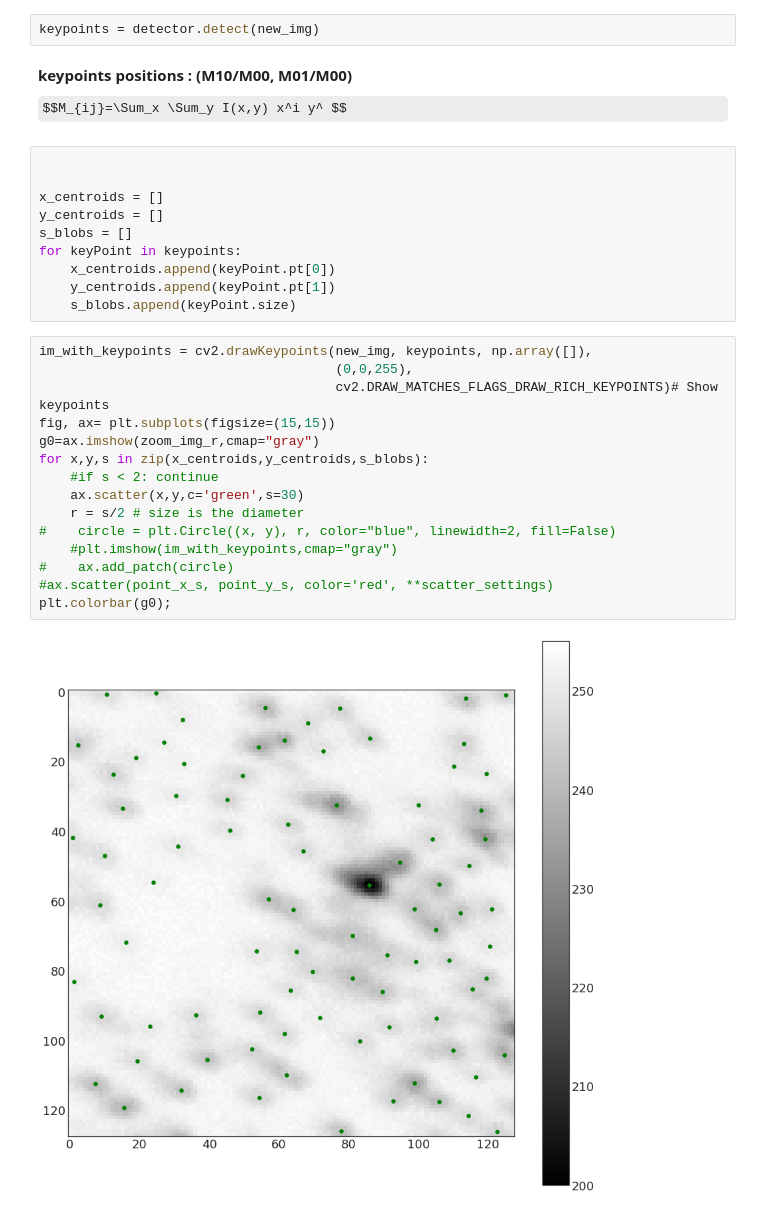
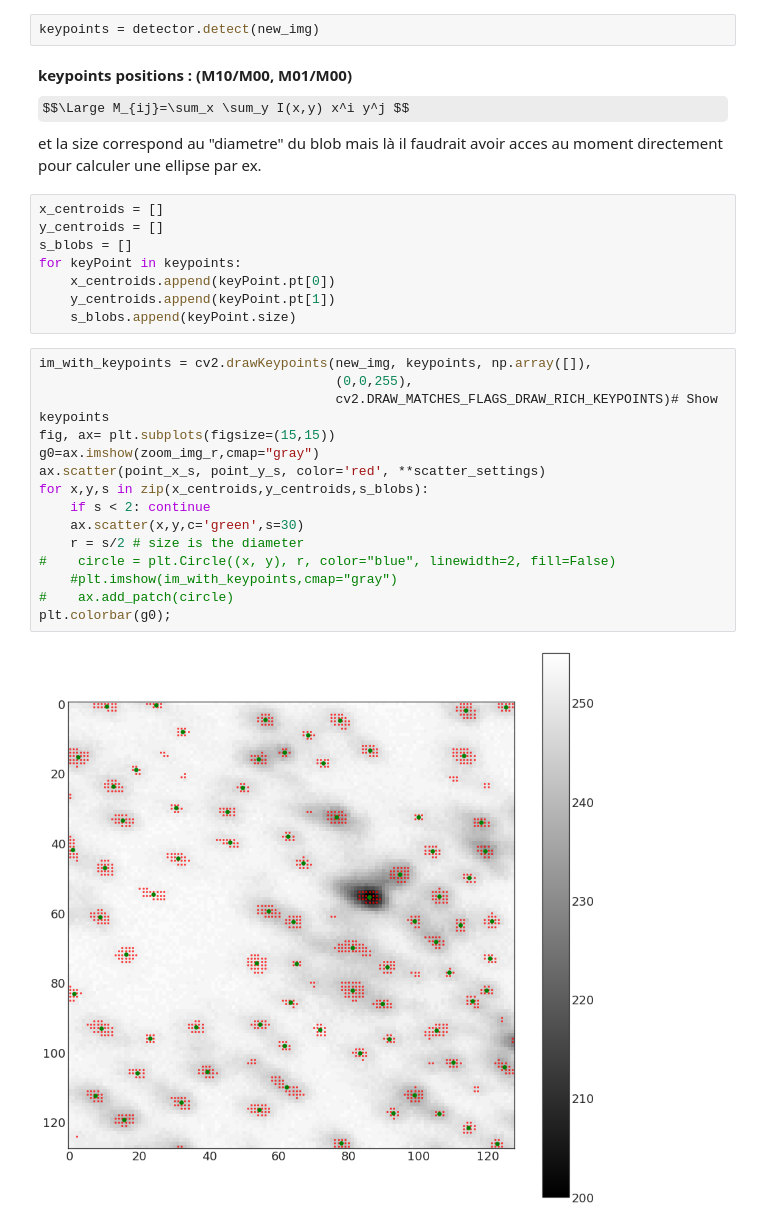
Before and after one commit to jecampagne/ImageProcessing, a Jupyter notebook: CellDetection_high_density.ipynb, the cells around one changed output. Drawn from its saved outputs; the diff is of its cells as text; some formulas as TeX source.

```diff
--- a/CellDetection_high_density.ipynb
+++ b/CellDetection_high_density.ipynb
@@ -99,10 +105,9 @@ detector = cv2.SimpleBlobDetector_create(params)
 keypoints = detector.detect(new_img)
 # %% [markdown]
 **keypoints positions : (M10/M00, M01/M00)**
-$$M_{ij}=\Sum_x \Sum_y I(x,y) x^i y^ $$
+$$\Large M_{ij}=\sum_x \sum_y I(x,y) x^i y^j $$
+et la size correspond au "diametre" du blob mais là il faudrait avoir acces au moment directement pour calculer une ellipse par ex.
 # %%
-
-
 x_centroids = []
 y_centroids = []
 s_blobs = []
@@ -113,17 +118,17 @@ for keyPoint in keypoints:
 # %%
 im_with_keypoints = cv2.drawKeypoints(new_img, keypoints, np.array([]),
                                       (0,0,255),
                                       cv2.DRAW_MATCHES_FLAGS_DRAW_RICH_KEYPOINTS)# Show keypoints
 fig, ax= plt.subplots(figsize=(15,15))
 g0=ax.imshow(zoom_img_r,cmap="gray")
+ax.scatter(point_x_s, point_y_s, color='red', **scatter_settings)
 for x,y,s in zip(x_centroids,y_centroids,s_blobs):
-    #if s < 2: continue
+    if s < 2: continue
     ax.scatter(x,y,c='green',s=30)
     r = s/2 # size is the diameter
 #    circle = plt.Circle((x, y), r, color="blue", linewidth=2, fill=False)
     #plt.imshow(im_with_keypoints,cmap="gray")
 #    ax.add_patch(circle)
-#ax.scatter(point_x_s, point_y_s, color='red', **scatter_settings)
 plt.colorbar(g0);
 # %% [output]
-[figure, old version]
+[figure, new version]
```
Also changed, not shown: parts of 4 cells of this notebook, 3 other files.
